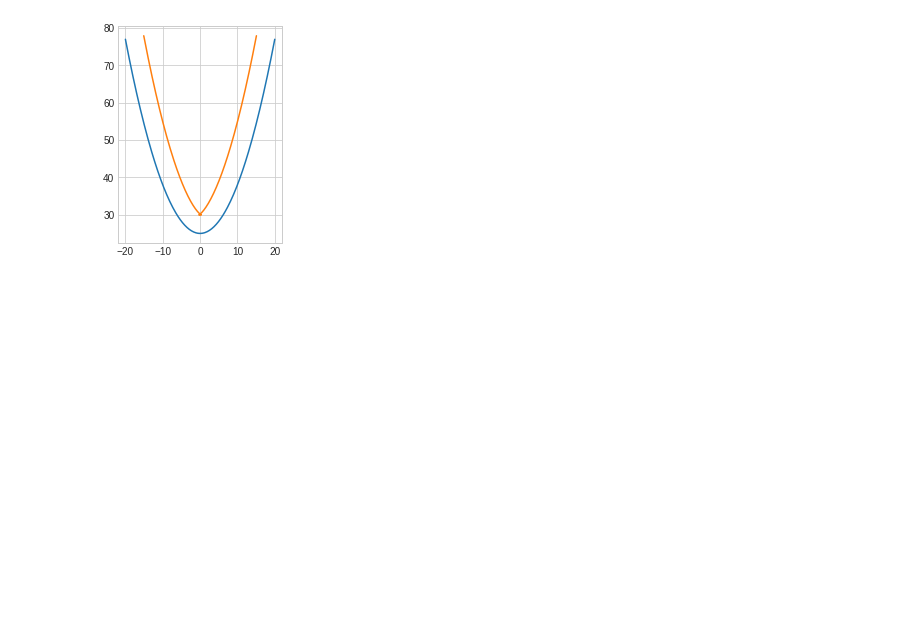
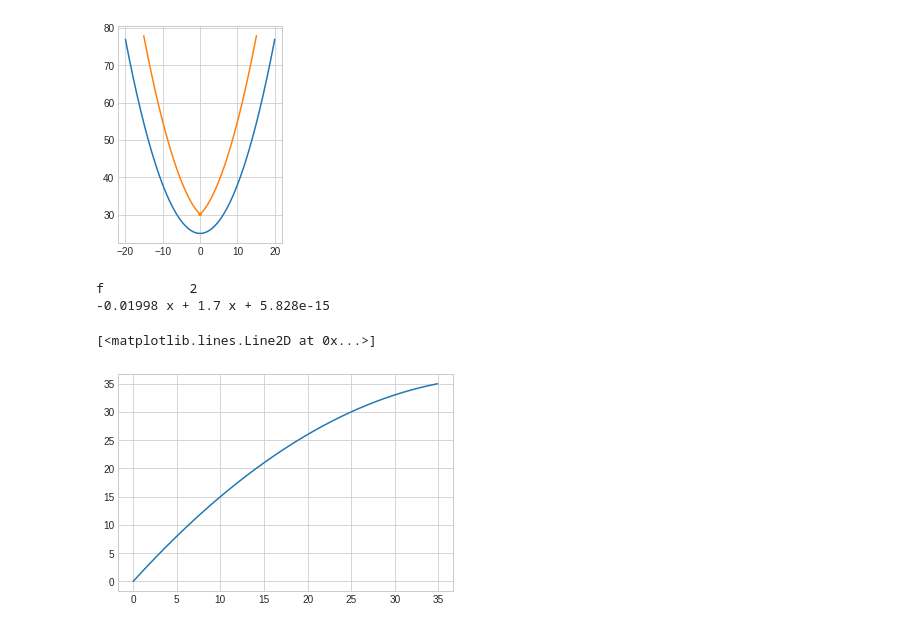
Before and after one commit to kfir1989/RadarLocalization, a Jupyter notebook: Paper.ipynb, the cells around one changed output. Cells and saved outputs as stored; diff of their text form; code cells hidden in the pictures; blank space fills up the shorter version.

Commit message:
Update more figures

```diff
--- a/Paper.ipynb
+++ b/Paper.ipynb
@@ -834,3 +817,19 @@ plt.plot(x_tag, y_tag)
 # %% [output]
 [<matplotlib.lines.Line2D at 0x...>]
 [figure]
+# %%
+import matplotlib.pyplot as plt
+xx = np.array([-40, -25, -5, -4.9]) + 40
+yy = np.array([-50, -40, 0, 0]) + 50
+
+fity = np.polyfit(yy, xx, 2)
+f = np.poly1d(fity)
+print("f",f)
+xx = np.arange(0, 35, 0.1)
+yy = np.arange(0, 50, 0.1)
+plt.plot(xx,f(xx),label=f'f(x)={f[2]:.2f}$y^2$+{f[1]:.2f}$y$+{f[0]:.2f}')
+# %% [output]
+f           2
+-0.01998 x + 1.7 x + 5.828e-15
+[<matplotlib.lines.Line2D at 0x...>]
+[figure, added]
```
Also changed, not shown: parts of 2 cells of this notebook, 7 other files.
